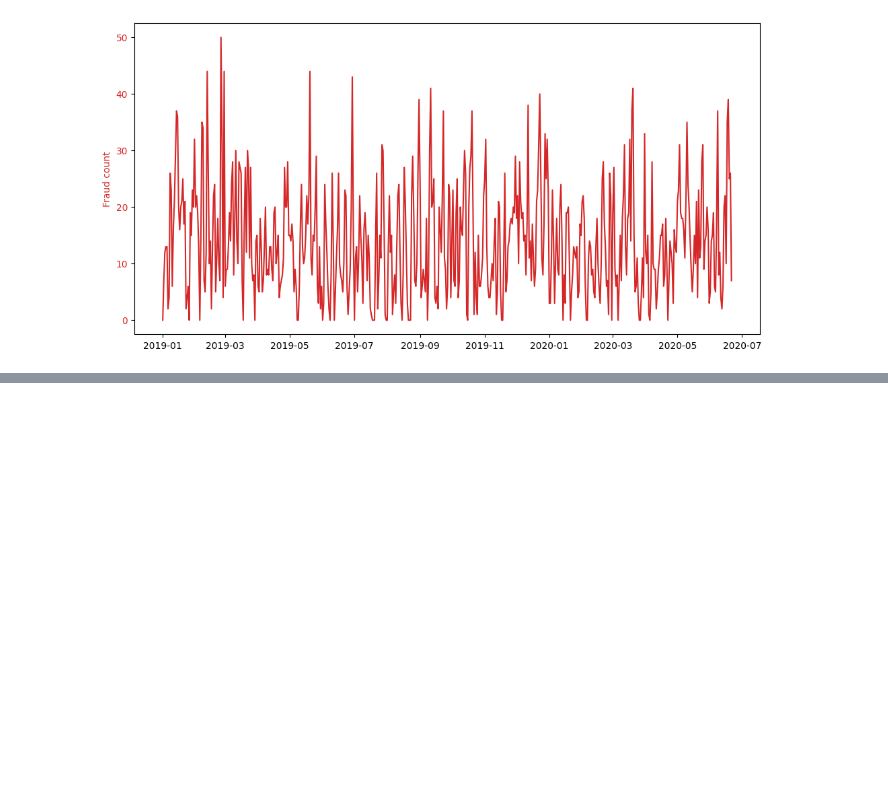
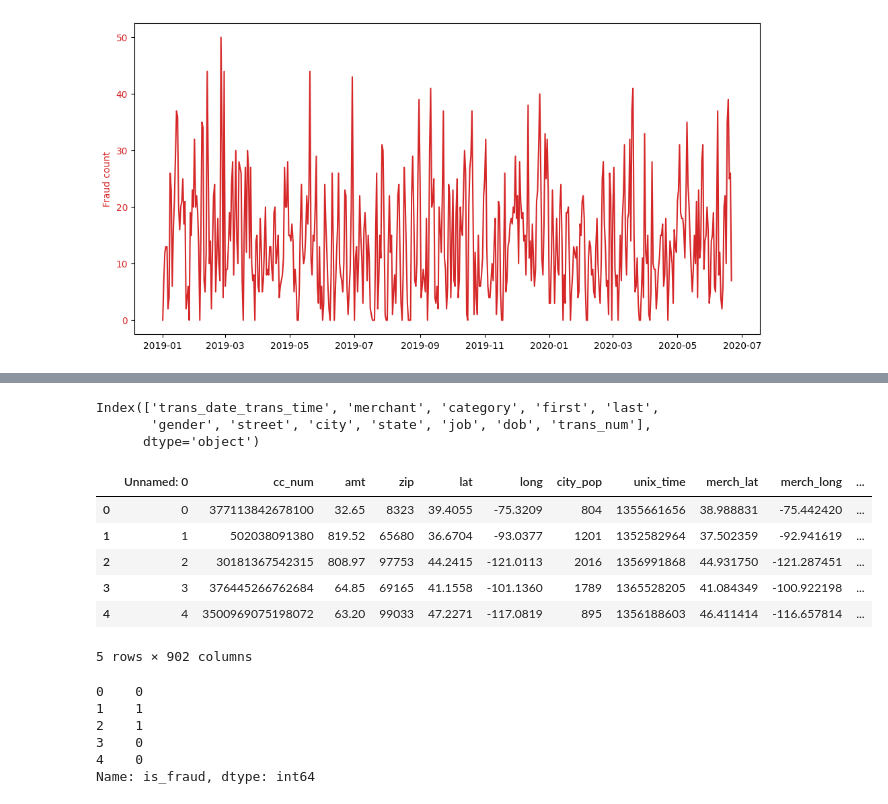
Before and after one commit to muzu1232005/iitm-meritius-ml-clsftion-ws1, a Jupyter notebook: test_work.ipynb, the cells around one changed output, grey strips where cells are left out. Cells and saved outputs as stored; diff of their text form; code cells hidden in the pictures; blank space fills up the shorter version.

```diff
--- a/test_work.ipynb
+++ b/test_work.ipynb
@@ -209,3 +209,10 @@ ax1.set_ylabel('Fraud count', color='tab:red')
 ax1.tick_params(axis='y', labelcolor='tab:red')
 # %% [output]
 [figure]
+# %%
+fraud_txn_df_sample100 = pd.read_csv("fraud_txn_100_Recrds.csv")
+
+fraud_txn_df_sample100.head()
+target = 'is_fraud'
+y = fraud_txn_df_sample100[target]
+y
@@ -211,0 +243,28 @@ ax1.tick_params(axis='y', labelcolor='tab:red')
+# %%
+categorical_cols = X.select_dtypes(include=['object']).columns
+categorical_cols
+# %% [output]
+Index(['trans_date_trans_time', 'merchant', 'category', 'first', 'last',
+       'gender', 'street', 'city', 'state', 'job', 'dob', 'trans_num'],
+      dtype='object')
+# %%
+X_encoded = pd.get_dummies(X, columns=categorical_cols, drop_first=True)
+X_encoded.head()
+# %% [output]
+|  | Unnamed: 0 | cc_num | amt | zip | lat | long | city_pop | unix_time | merch_lat | merch_long | ... |
+| 0 | 0 | 377113842678100 | 32.65 | 8323 | 39.4055 | -75.3209 | 804 | 1355661656 | 38.988831 | -75.442420 | ... |
+| 1 | 1 | 502038091380 | 819.52 | 65680 | 36.6704 | -93.0377 | 1201 | 1352582964 | 37.502359 | -92.941619 | ... |
+| 2 | 2 | 30181367542315 | 808.97 | 97753 | 44.2415 | -121.0113 | 2016 | 1356991868 | 44.931750 | -121.287451 | ... |
+| 3 | 3 | 376445266762684 | 64.85 | 69165 | 41.1558 | -101.1360 | 1789 | 1365528205 | 41.084349 | -100.922198 | ... |
+| 4 | 4 | 3500969075198072 | 63.20 | 99033 | 47.2271 | -117.0819 | 895 | 1356188603 | 46.411414 | -116.657814 | ... |
+5 rows × 902 columns
+# %%
+X_encoded, y_aligned = X_encoded.align(y, join='left', axis=0, fill_value=0)
+y_aligned.head()
+# %% [output]
+0    0
+1    1
+2    1
+3    0
+4    0
+Name: is_fraud, dtype: int64
```
Also changed, not shown: parts of 12 cells of this notebook.
